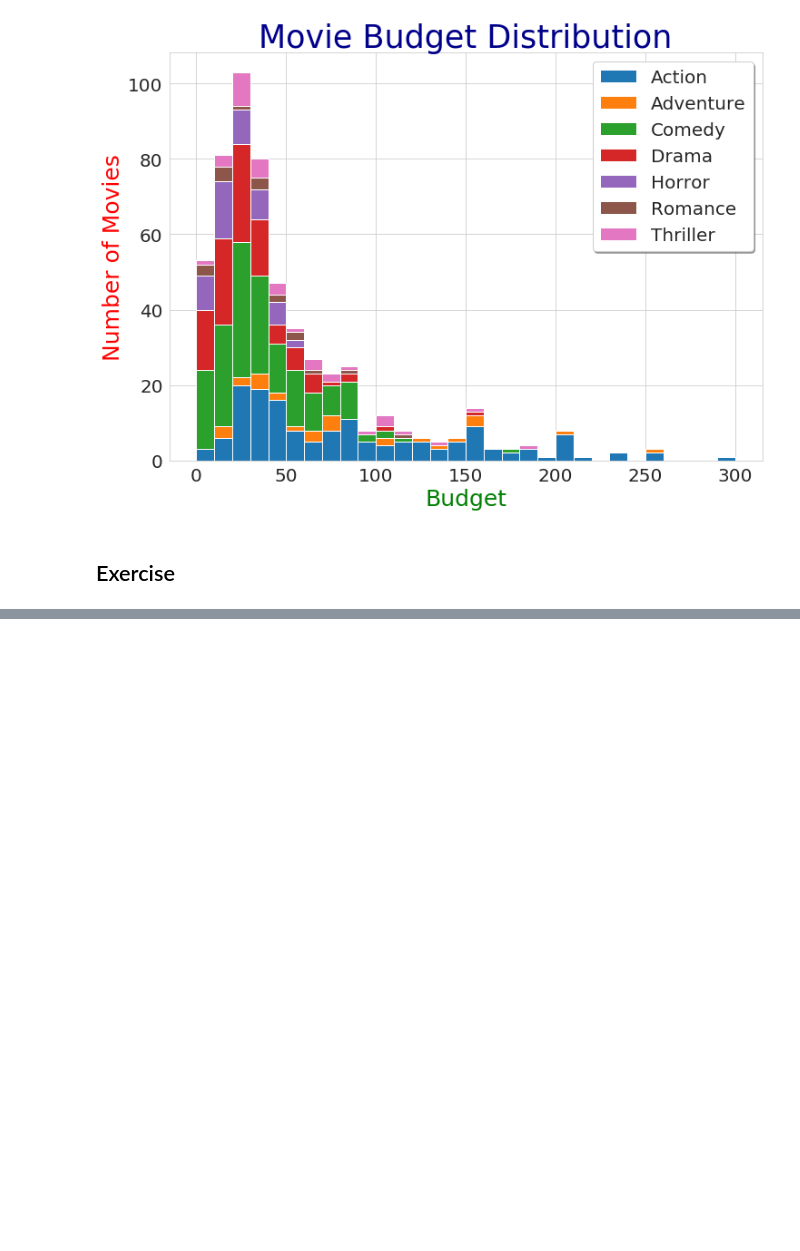
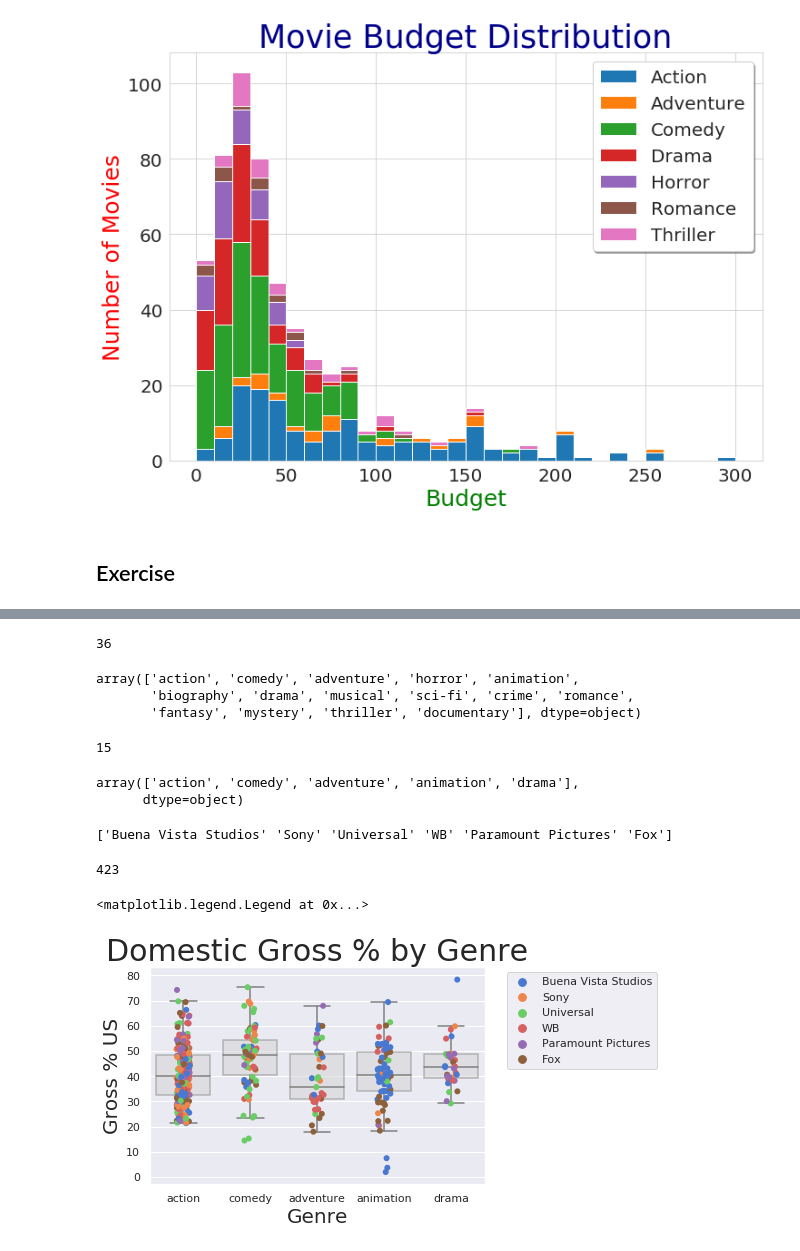
Before and after one commit to sureshmanem/Python_LearnByDoing, a Jupyter notebook: Module_6_Advanced_Visualization.ipynb, the cells around one changed output, grey strips where cells are left out. Saved outputs shown, nothing was run; the diff lists cells and outputs as text; code cells hidden in the pictures; blank space fills up the shorter version.

```diff
--- a/Module_6_Advanced_Visualization.ipynb
+++ b/Module_6_Advanced_Visualization.ipynb
@@ -450,0 +533,49 @@ plt.show()
+# %%
+len(mov.Studio.unique())
+# %% [output]
+36
+# %%
+mov.Genre.unique()
+# %% [output]
+array(['action', 'comedy', 'adventure', 'horror', 'animation',
+       'biography', 'drama', 'musical', 'sci-fi', 'crime', 'romance',
+       'fantasy', 'mystery', 'thriller', 'documentary'], dtype=object)
+# %%
+len(mov.Genre.unique())
+# %% [output]
+15
+# %%
+genre_filters = ['action','adventure','animation','comedy','drama']
+mov2 = mov[mov.Genre.isin(genre_filters)]
+# %%
+mov2.Genre.unique()
+# %% [output]
+array(['action', 'comedy', 'adventure', 'animation', 'drama'],
+      dtype=object)
+# %%
+studio_filters = ['Buena Vista Studios','Fox','Paramount Pictures','Sony','Universal','WB']
+mov3 = mov2[mov2.Studio.isin(studio_filters)]
+# %%
+print(mov3.Studio.unique())
+# %% [output]
+['Buena Vista Studios' 'Sony' 'Universal' 'WB' 'Paramount Pictures' 'Fox']
+# %%
+len(mov3)
+# %% [output]
+423
+# %%
+sns.set(style='darkgrid',palette='muted',color_codes=True)
+
+ax = sns.boxplot(data=mov3,x='Genre',y='Gross % US',orient = 'v',color='lightgray',showfliers = False)
+plt.setp(ax.artists,alpha=0.5)
+
+sns.stripplot(x='Genre',y='Gross % US',data=mov3,jitter=True,size=6,linewidth=0,hue='Studio')
+
+ax.axes.set_title('Domestic Gross % by Genre',fontsize=30)
+ax.set_xlabel('Genre',fontsize=20)
+ax.set_ylabel('Gross % US',fontsize=20)
+
+ax.legend(bbox_to_anchor=(1.05,1),loc=2)
+# %% [output]
+<matplotlib.legend.Legend at 0x...>
+[figure, added]
```
Also changed, not shown: parts of 9 cells of this notebook.
